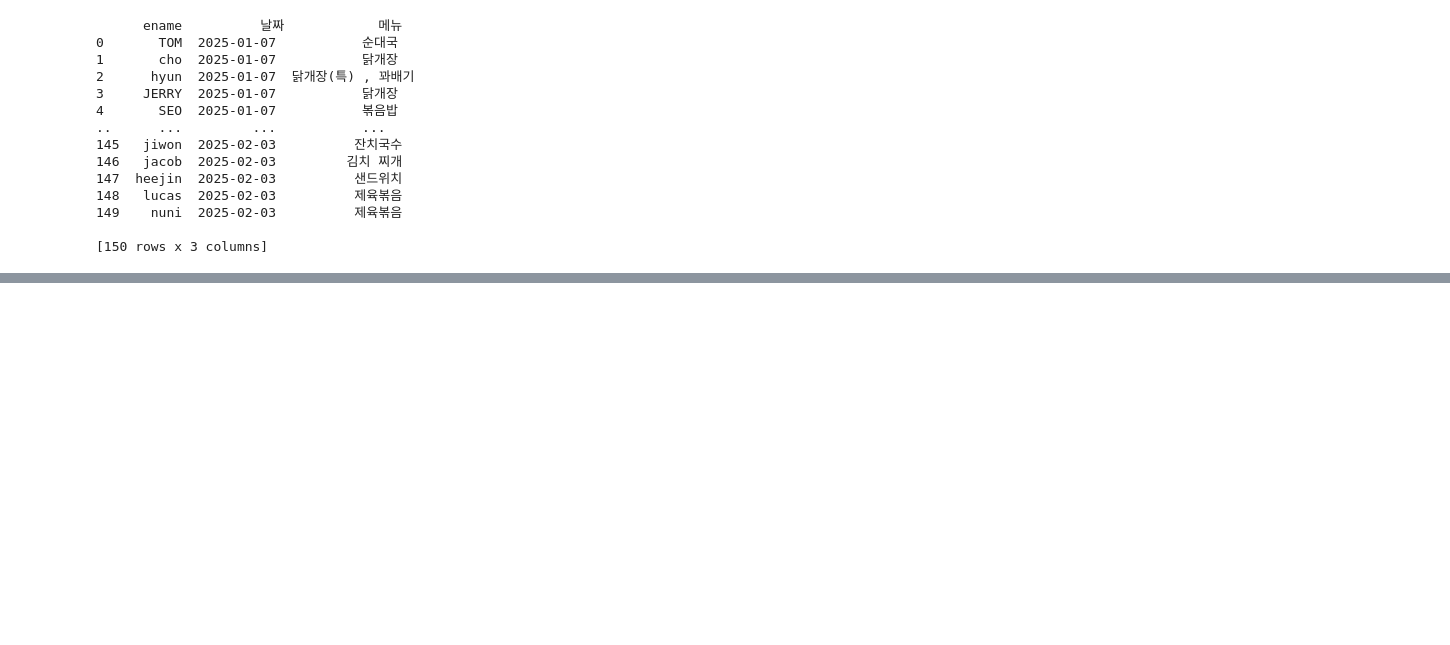
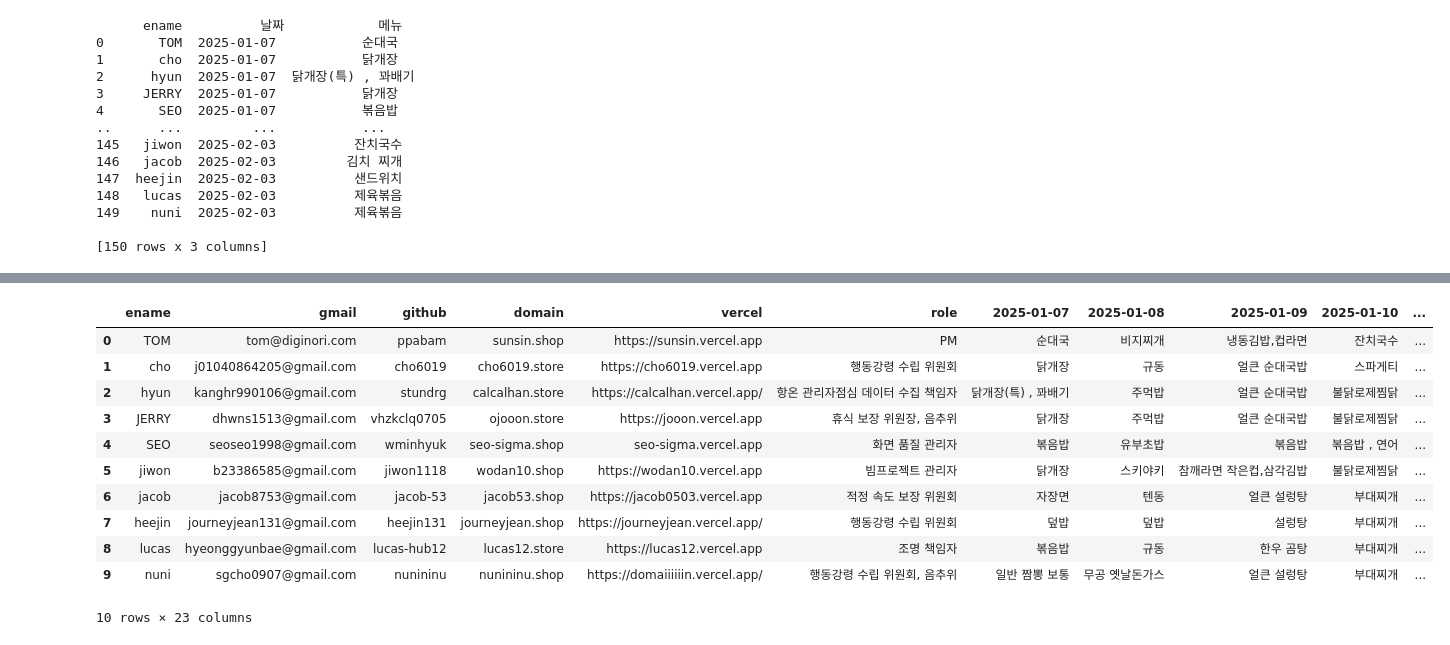
Before and after one commit to stundrg/lunch-menu, a Jupyter notebook: note/menu.ipynb, the cells around one changed output, grey strips where cells are left out. Cells and saved outputs as stored; diff of their text form; code cells hidden in the pictures; blank space fills up the shorter version.

```diff
--- a/note/menu.ipynb
+++ b/note/menu.ipynb
@@ -116,0 +297,2 @@ print(df_long)
+# %%
+df = df.replace( [ '-' ,'<결석>' ,'x'], pd.NA) # 결측치 혹은 의미 없는값 NA값으로 교체
@@ -116,0 +362,15 @@ print(df_long)
+# %%
+df
+# %% [output]
+|  | ename | gmail | github | domain | vercel | role | 2025-01-07 | 2025-01-08 | 2025-01-09 | 2025-01-10 | ... |
+| 0 | TOM | tom@diginori.com | ppabam | sunsin.shop | https://sunsin.vercel.app | PM | 순대국 | 비지찌개 | 냉동김밥,컵라면 | 잔치국수 | ... |
+| 1 | cho | j01040864205@gmail.com | cho6019 | cho6019.store | https://cho6019.vercel.app | 행동강령 수립 위원회 | 닭개장 | 규동 | 얼큰 순대국밥 | 스파게티 | ... |
+| 2 | hyun | kanghr990106@gmail.com | stundrg | calcalhan.store | https://calcalhan.vercel.app/ | 항온 관리자점심 데이터 수집 책임자 | 닭개장(특) , 꽈배기 | 주먹밥 | 얼큰 순대국밥 | 불닭로제찜닭 | ... |
+| 3 | JERRY | dhwns1513@gmail.com | vhzkclq0705 | ojooon.store | https://jooon.vercel.app | 휴식 보장 위원장, 음추위 | 닭개장 | 주먹밥 | 얼큰 순대국밥 | 불닭로제찜닭 | ... |
+| 4 | SEO | seoseo1998@gmail.com | wminhyuk | seo-sigma.shop | seo-sigma.vercel.app | 화면 품질 관리자 | 볶음밥 | 유부초밥 | 볶음밥 | 볶음밥 , 연어 | ... |
+| 5 | jiwon | b23386585@gmail.com | jiwon1118 | wodan10.shop | https://wodan10.vercel.app | 빔프로젝트 관리자 | 닭개장 | 스키야키 | 참깨라면 작은컵,삼각김밥 | 불닭로제찜닭 | ... |
+| 6 | jacob | jacob8753@gmail.com | jacob-53 | jacob53.shop | https://jacob0503.vercel.app | 적정 속도 보장 위원회 | 자장면 | 텐동 | 얼큰 설렁탕 | 부대찌개 | ... |
+| 7 | heejin | journeyjean131@gmail.com | heejin131 | journeyjean.shop | https://journeyjean.vercel.app/ | 행동강령 수립 위원회 | 덮밥 | 덮밥 | 설렁탕 | 부대찌개 | ... |
+| 8 | lucas | hyeonggyunbae@gmail.com | lucas-hub12 | lucas12.store | https://lucas12.vercel.app | 조명 책임자 | 볶음밥 | 규동 | 한우 곰탕 | 부대찌개 | ... |
+| 9 | nuni | sgcho0907@gmail.com | nunininu | nunininu.shop | https://domaiiiiiin.vercel.app/ | 행동강령 수립 위원회, 음추위 | 일반 짬뽕 보통 | 무공 옛날돈가스 | 얼큰 설렁탕 | 부대찌개 | ... |
+10 rows × 23 columns
```
Also changed, not shown: parts of 23 cells of this notebook, 2 other files.
